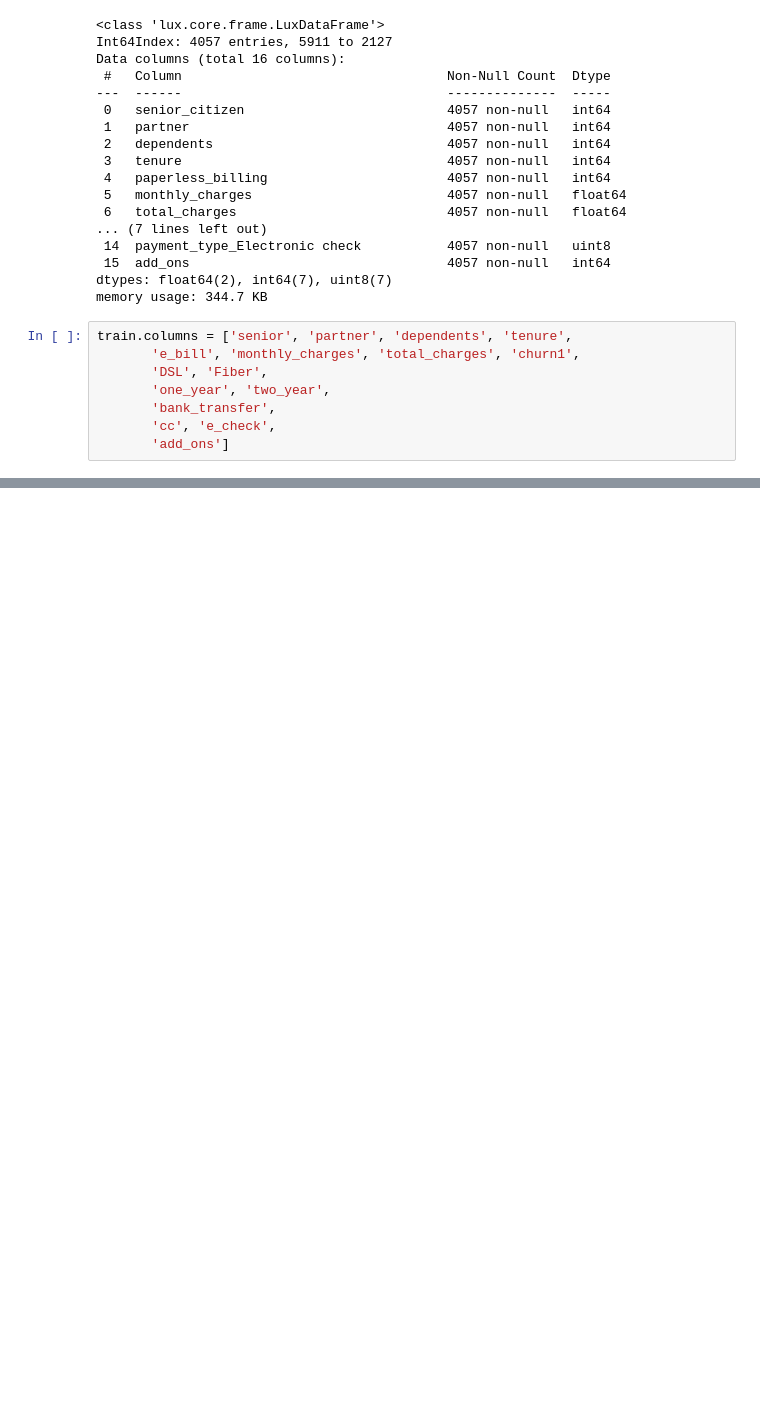
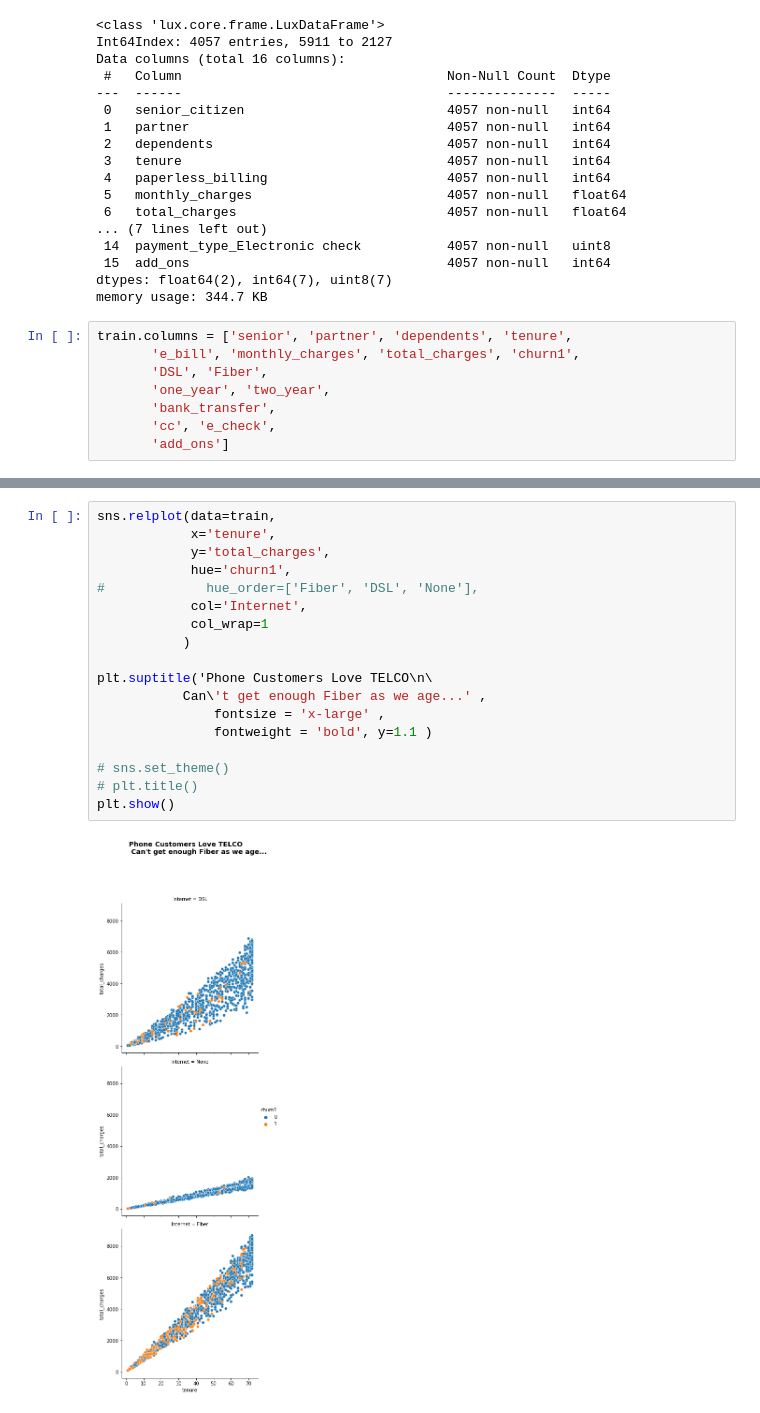
Before and after one commit to David-Howell/telco-churn, a Jupyter notebook: telco_exploration_notebook.ipynb, the cells around one changed output, grey strips where cells are left out. Saved outputs shown, nothing was run; the diff lists cells and outputs as text; blank space fills up the shorter version.

```diff
--- a/telco_exploration_notebook.ipynb
+++ b/telco_exploration_notebook.ipynb
@@ -802,0 +1063,20 @@ train
+# %%
+sns.relplot(data=train,
+            x='tenure',
+            y='total_charges',
+            hue='churn1',
+#             hue_order=['Fiber', 'DSL', 'None'],
+            col='Internet',
+            col_wrap=1
+           )
+
+plt.suptitle('Phone Customers Love TELCO\n\
+           Can\'t get enough Fiber as we age...' ,
+               fontsize = 'x-large' ,
+               fontweight = 'bold', y=1.1 )
+
+# sns.set_theme()
+# plt.title()
+plt.show()
+# %% [output]
+[figure, added]
```
Also changed, not shown: parts of 74 cells of this notebook.
